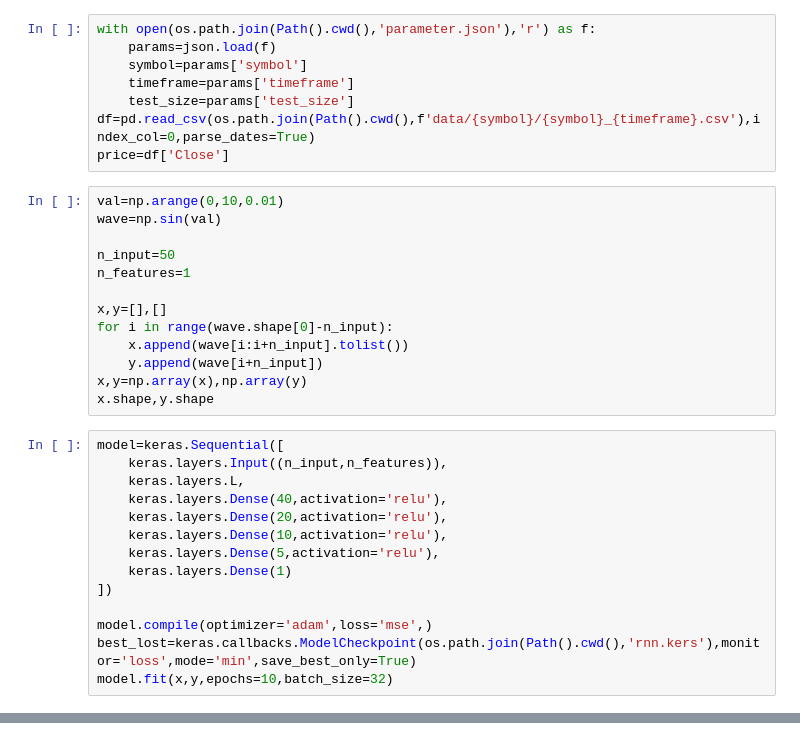
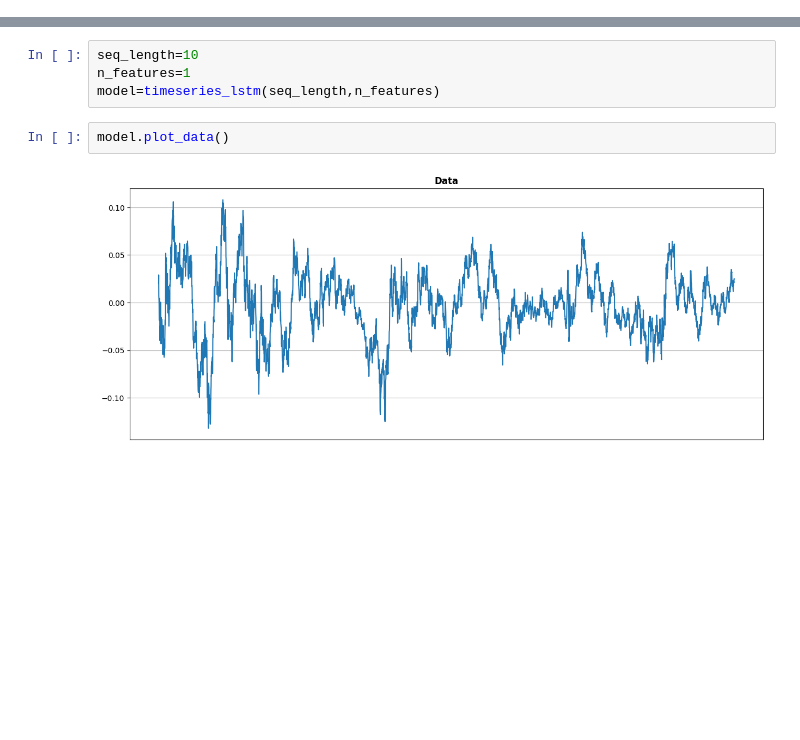
Before and after one commit to golderalex6/Deep-learning-forecast, a Jupyter notebook: lstm_forecast.ipynb, the cells around one changed output, grey strips where cells are left out. Cells and saved outputs as stored; diff of their text form; blank space fills up the shorter version.

Commit message:
convert all to oop,completely switch from using keras to tensorflow,add get_config,from_config for save/load transfromer model,improve evaluate.ipynb,start to add model description(markdown)

```diff
--- a/lstm_forecast.ipynb
+++ b/lstm_forecast.ipynb
@@ -20,35 +17,0 @@ To enable the following instructions: AVX2 FMA, in other operations, rebuild Ten
-# %%
-with open(os.path.join(Path().cwd(),'parameter.json'),'r') as f:
-    params=json.load(f)
-    symbol=params['symbol']
-    timeframe=params['timeframe']
-    test_size=params['test_size']
-df=pd.read_csv(os.path.join(Path().cwd(),f'data/{symbol}/{symbol}_{timeframe}.csv'),index_col=0,parse_dates=True)
-price=df['Close']
-# %%
-val=np.arange(0,10,0.01)
-wave=np.sin(val)
-
-n_input=50
-n_features=1
-
-x,y=[],[]
-for i in range(wave.shape[0]-n_input):
-    x.append(wave[i:i+n_input].tolist())
-    y.append(wave[i+n_input])
-x,y=np.array(x),np.array(y)
-x.shape,y.shape
-# %%
-model=keras.Sequential([
-    keras.layers.Input((n_input,n_features)),
-    keras.layers.L,
-    keras.layers.Dense(40,activation='relu'),
-    keras.layers.Dense(20,activation='relu'),
-    keras.layers.Dense(10,activation='relu'),
-    keras.layers.Dense(5,activation='relu'),
-    keras.layers.Dense(1)
-])
-
-model.compile(optimizer='adam',loss='mse',)
-best_lost=keras.callbacks.ModelCheckpoint(os.path.join(Path().cwd(),'rnn.kers'),monitor='loss',mode='min',save_best_only=True)
-model.fit(x,y,epochs=10,batch_size=32)
@@ -54,0 +69,8 @@ model.fit(x,y,epochs=10,batch_size=32)
+# %%
+seq_length=10
+n_features=1
+model=timeseries_lstm(seq_length,n_features)
+# %%
+model.plot_data()
+# %% [output]
+[figure, added]
```
Also changed, not shown: parts of 3 cells of this notebook, 6 other files.
